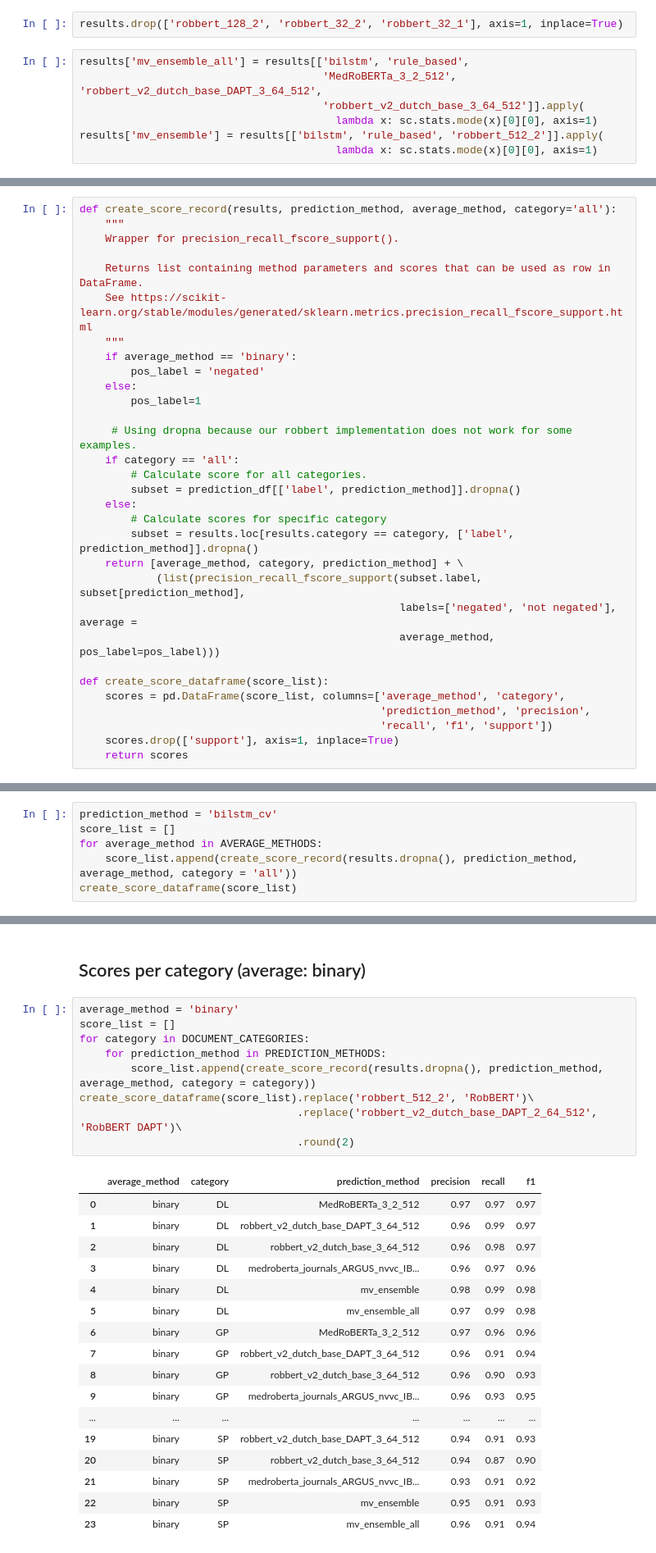
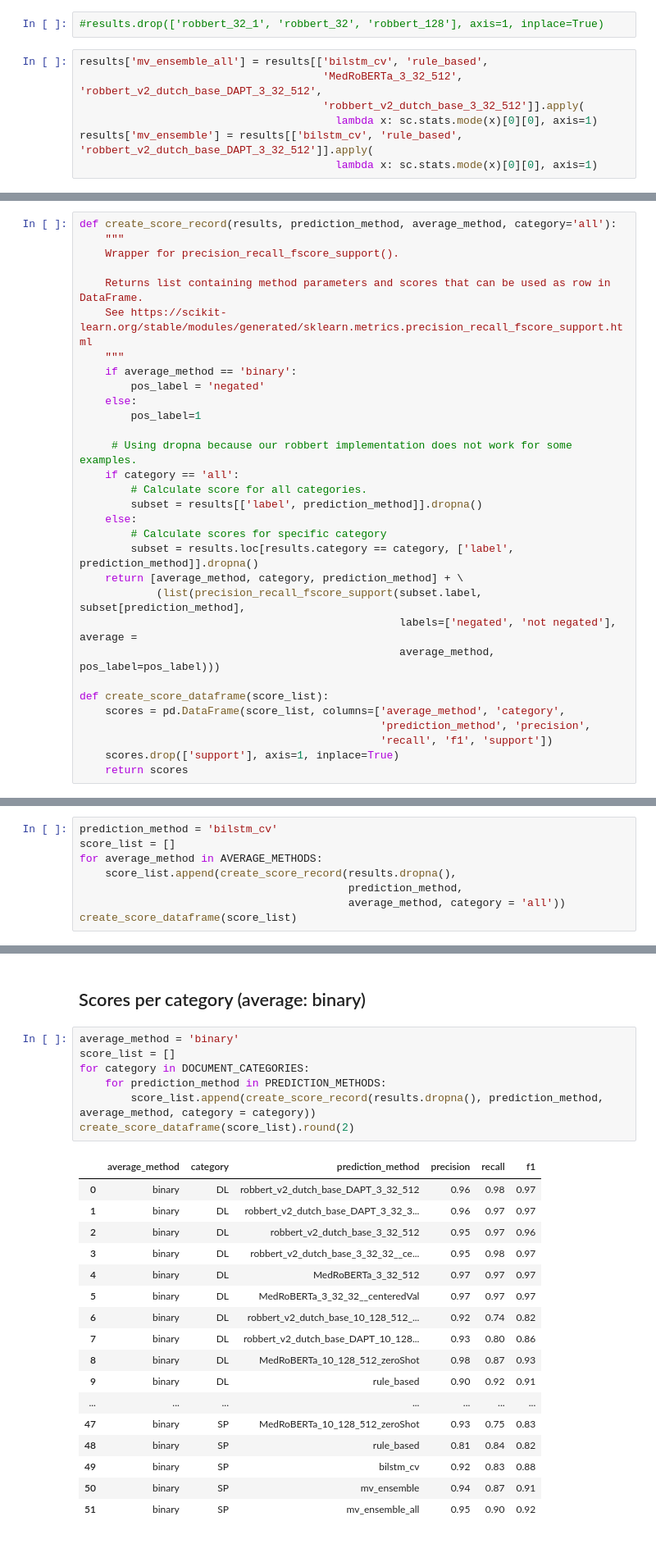
Before and after one commit to umcu/negation-detection, a Jupyter notebook: 01_general_evaluation.ipynb, the cells around one changed output, grey strips where cells are left out. Shown at 82% size. Cells and saved outputs as stored; diff of their text form.

```diff
--- a/01_general_evaluation.ipynb
+++ b/01_general_evaluation.ipynb
@@ -240,11 +267,11 @@ results.head(5)
 # %%
-results.drop(['robbert_128_2', 'robbert_32_2', 'robbert_32_1'], axis=1, inplace=True)
+#results.drop(['robbert_32_1', 'robbert_32', 'robbert_128'], axis=1, inplace=True)
 # %%
-results['mv_ensemble_all'] = results[['bilstm', 'rule_based',
-                                      'MedRoBERTa_3_2_512', 'robbert_v2_dutch_base_DAPT_3_64_512',
-                                      'robbert_v2_dutch_base_3_64_512']].apply(
+results['mv_ensemble_all'] = results[['bilstm_cv', 'rule_based',
+                                      'MedRoBERTa_3_32_512', 'robbert_v2_dutch_base_DAPT_3_32_512',
+                                      'robbert_v2_dutch_base_3_32_512']].apply(
                                         lambda x: sc.stats.mode(x)[0][0], axis=1)
-results['mv_ensemble'] = results[['bilstm', 'rule_based', 'robbert_512_2']].apply(
+results['mv_ensemble'] = results[['bilstm_cv', 'rule_based', 'robbert_v2_dutch_base_DAPT_3_32_512']].apply(
                                         lambda x: sc.stats.mode(x)[0][0], axis=1)
 # %% [markdown]
 ## Function to calculate scores
@@ -264,7 +291,7 @@ def create_score_record(results, prediction_method, average_method, category='al
      # Using dropna because our robbert implementation does not work for some examples.
     if category == 'all':
         # Calculate score for all categories.
-        subset = prediction_df[['label', prediction_method]].dropna()
+        subset = results[['label', prediction_method]].dropna()
     else:
         # Calculate scores for specific category
         subset = results.loc[results.category == category, ['label', prediction_method]].dropna()
@@ -294,7 +321,9 @@ dtype: int64
 prediction_method = 'bilstm_cv'
 score_list = []
 for average_method in AVERAGE_METHODS:
-    score_list.append(create_score_record(results.dropna(), prediction_method, average_method, category = 'all'))
+    score_list.append(create_score_record(results.dropna(),
+                                          prediction_method,
+                                          average_method, category = 'all'))
 create_score_dataframe(score_list)
 # %% [output]
 |  | average_method | category | prediction_method | precision | recall | f1 |
@@ -307,27 +336,25 @@ create_score_dataframe(score_list)
 # %%
 average_method = 'binary'
 score_list = []
 for category in DOCUMENT_CATEGORIES:
     for prediction_method in PREDICTION_METHODS:
         score_list.append(create_score_record(results.dropna(), prediction_method, average_method, category = category))
-create_score_dataframe(score_list).replace('robbert_512_2', 'RobBERT')\
-                                  .replace('robbert_v2_dutch_base_DAPT_2_64_512', 'RobBERT DAPT')\
-                                  .round(2)
+create_score_dataframe(score_list).round(2)
 # %% [output]
 |  | average_method | category | prediction_method | precision | recall | f1 |
-| 0 | binary | DL | MedRoBERTa_3_2_512 | 0.97 | 0.97 | 0.97 |
-| 1 | binary | DL | robbert_v2_dutch_base_DAPT_3_64_512 | 0.96 | 0.99 | 0.97 |
-| 2 | binary | DL | robbert_v2_dutch_base_3_64_512 | 0.96 | 0.98 | 0.97 |
-| 3 | binary | DL | medroberta_journals_ARGUS_nvvc_IB... | 0.96 | 0.97 | 0.96 |
-| 4 | binary | DL | mv_ensemble | 0.98 | 0.99 | 0.98 |
-| 5 | binary | DL | mv_ensemble_all | 0.97 | 0.99 | 0.98 |
-| 6 | binary | GP | MedRoBERTa_3_2_512 | 0.97 | 0.96 | 0.96 |
-| 7 | binary | GP | robbert_v2_dutch_base_DAPT_3_64_512 | 0.96 | 0.91 | 0.94 |
-| 8 | binary | GP | robbert_v2_dutch_base_3_64_512 | 0.96 | 0.90 | 0.93 |
-| 9 | binary | GP | medroberta_journals_ARGUS_nvvc_IB... | 0.96 | 0.93 | 0.95 |
+| 0 | binary | DL | robbert_v2_dutch_base_DAPT_3_32_512 | 0.96 | 0.98 | 0.97 |
+| 1 | binary | DL | robbert_v2_dutch_base_DAPT_3_32_3... | 0.96 | 0.97 | 0.97 |
+| 2 | binary | DL | robbert_v2_dutch_base_3_32_512 | 0.95 | 0.97 | 0.96 |
+| 3 | binary | DL | robbert_v2_dutch_base_3_32_32__ce... | 0.95 | 0.98 | 0.97 |
+| 4 | binary | DL | MedRoBERTa_3_32_512 | 0.97 | 0.97 | 0.97 |
+| 5 | binary | DL | MedRoBERTa_3_32_32__centeredVal | 0.97 | 0.97 | 0.97 |
+| 6 | binary | DL | robbert_v2_dutch_base_10_128_512_... | 0.92 | 0.74 | 0.82 |
+| 7 | binary | DL | robbert_v2_dutch_base_DAPT_10_128... | 0.93 | 0.80 | 0.86 |
+| 8 | binary | DL | MedRoBERTa_10_128_512_zeroShot | 0.98 | 0.87 | 0.93 |
+| 9 | binary | DL | rule_based | 0.90 | 0.92 | 0.91 |
 | ... | ... | ... | ... | ... | ... | ... |
-| 19 | binary | SP | robbert_v2_dutch_base_DAPT_3_64_512 | 0.94 | 0.91 | 0.93 |
-| 20 | binary | SP | robbert_v2_dutch_base_3_64_512 | 0.94 | 0.87 | 0.90 |
-| 21 | binary | SP | medroberta_journals_ARGUS_nvvc_IB... | 0.93 | 0.91 | 0.92 |
-| 22 | binary | SP | mv_ensemble | 0.95 | 0.91 | 0.93 |
-| 23 | binary | SP | mv_ensemble_all | 0.96 | 0.91 | 0.94 |
+| 47 | binary | SP | MedRoBERTa_10_128_512_zeroShot | 0.93 | 0.75 | 0.83 |
+| 48 | binary | SP | rule_based | 0.81 | 0.84 | 0.82 |
+| 49 | binary | SP | bilstm_cv | 0.92 | 0.83 | 0.88 |
+| 50 | binary | SP | mv_ensemble | 0.94 | 0.87 | 0.91 |
+| 51 | binary | SP | mv_ensemble_all | 0.95 | 0.90 | 0.92 |
```
Also changed, not shown: parts of 32 cells of this notebook, 31 other files.
